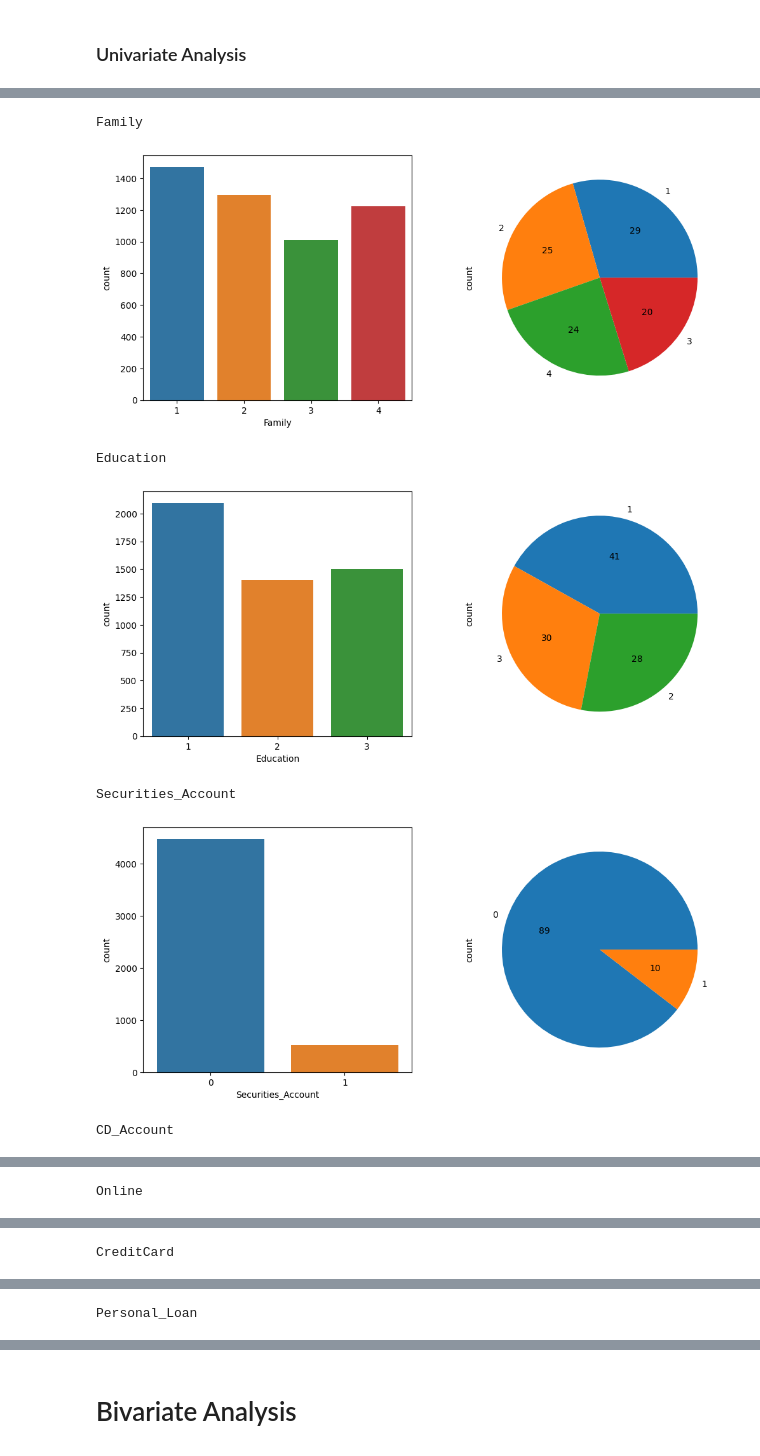
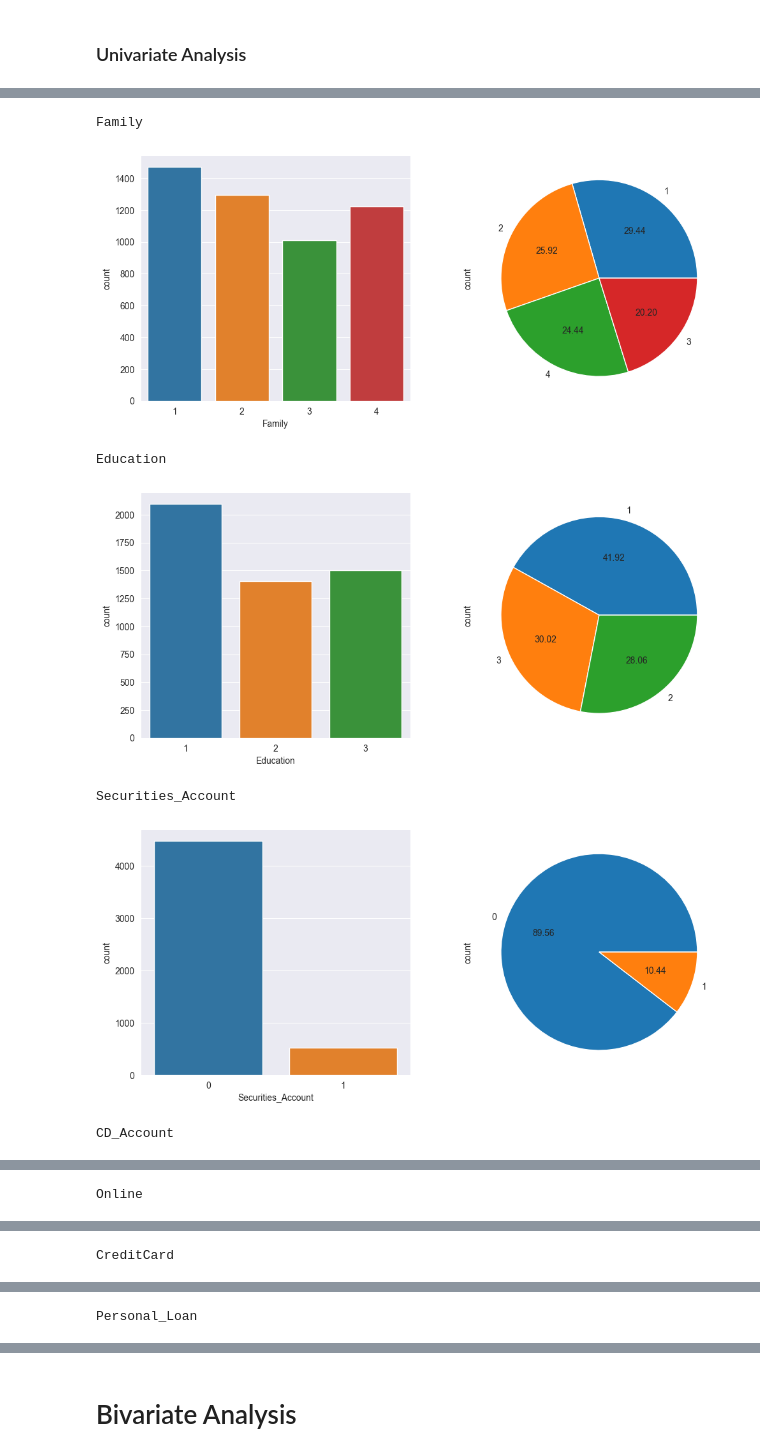
Before and after one commit to 1Amankabra/ML-AI-IT, a Jupyter notebook: Loan/Untitled-1.ipynb, the cells around one changed output, grey strips where cells are left out. Cells and saved outputs as stored; diff of their text form; code cells hidden in the pictures.

```diff
--- a/Loan/Untitled-1.ipynb
+++ b/Loan/Untitled-1.ipynb
@@ -3,3 +3,6 @@ import pandas as pd
 import matplotlib.pyplot as plt
 import seaborn as sns
 from warnings import filterwarnings
+# %%
+sns.set_style('darkgrid')
+filterwarnings('ignore')
@@ -63,14 +84,15 @@ Age
 Name: count, dtype: int64
 --------------------
 # %%
-cont_cols=['Age','Experience','Income','CCAvg','Mortgage']
+num_cols=['Age','Experience','Income','CCAvg','Mortgage']
 cat_cols=['Family','Education','Securities_Account','CD_Account','Online','CreditCard']
 drop_cols=['ZIPCode']
-target_cols='Personal_Loan'
+target_col='Personal_Loan'
 # %% [markdown]
 ### Univariate Analysis
 # %%
-for col in cont_cols:
+#continuous Numerical data
+for col in num_cols:
     print(col)
     plt.figure(figsize=(12,5))
     plt.subplot(1,2,1)#1 row,2 col
@@ -112,17 +134,18 @@ CreditCard
 # %%
+#Discrete / categorical data
 for col in cat_cols+[target_col]:
     print(col)
     plt.figure(figsize=(12,5))
-    plt.subplot(1,2,1)
+    plt.subplot(1,2,1)#1 row,2 col
     sns.countplot(data=df,x=col)
     plt.subplot(1,2,2)
-    df[col].value_counts().plot.pie(autopct='%d')
+    df[col].value_counts().plot.pie(autopct='%0.2f')
     plt.show()
 # %% [output]
 Family
-[figure, old version]
+[figure, new version]
 Education
-[figure, old version]
+[figure, new version]
 Securities_Account
-[figure, old version]
+[figure, new version]
 CD_Account
```
Also changed, not shown: parts of 36 cells of this notebook, 5 other files.
